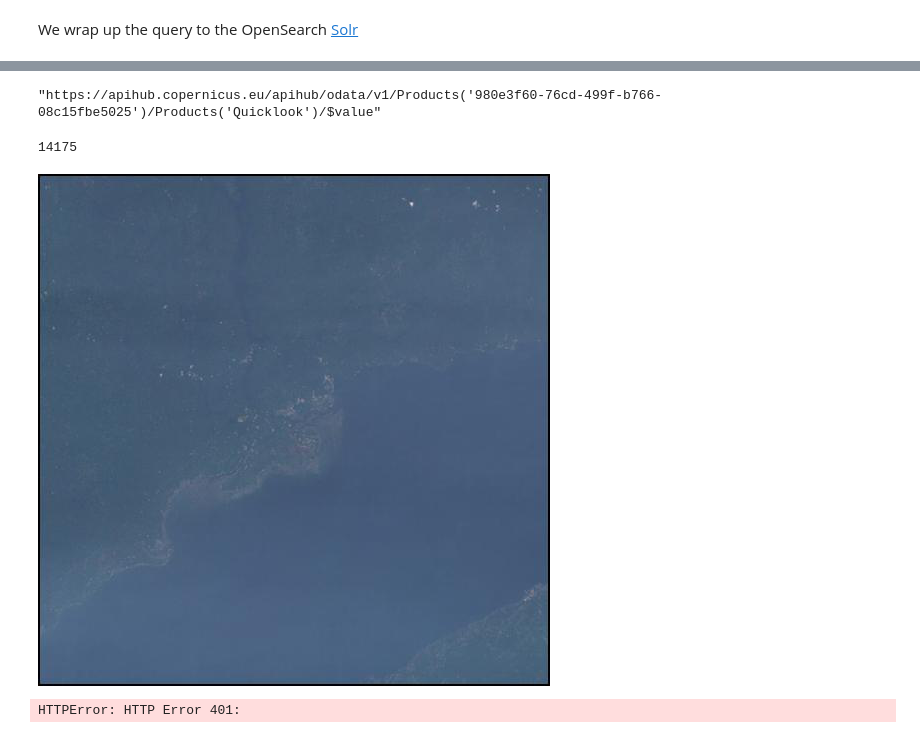
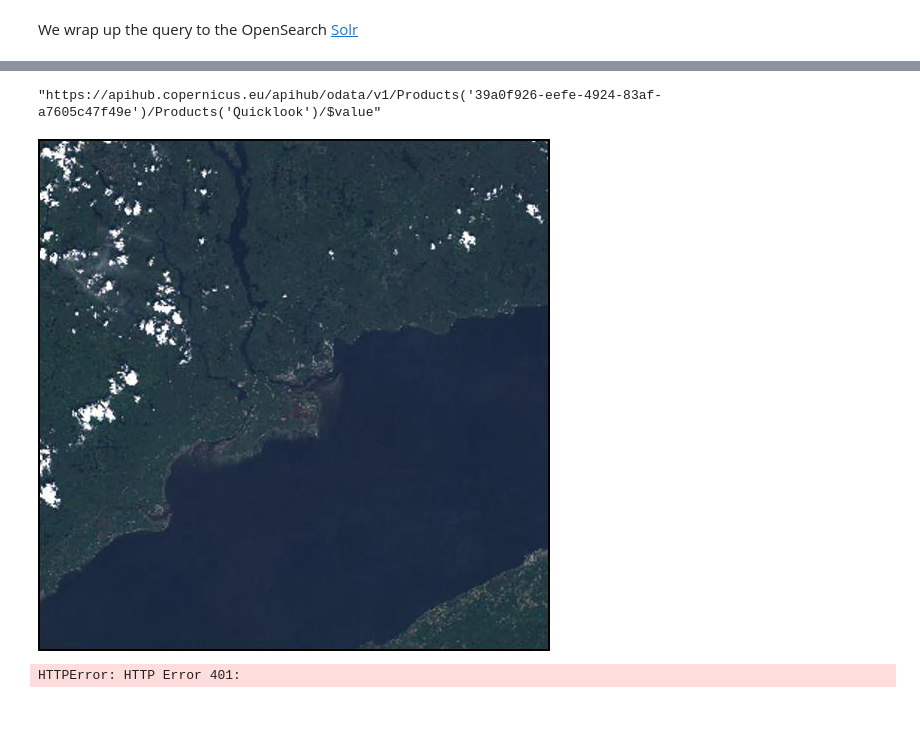
Before and after one commit to CIDCO-dev/BenthicClassifier, a Jupyter notebook: reflectance/dev.ipynb, the cells around one changed output, grey strips where cells are left out. Saved outputs shown, nothing was run; the diff lists cells and outputs as text; code cells hidden in the pictures.

```diff
--- a/reflectance/dev.ipynb
+++ b/reflectance/dev.ipynb
@@ -114,21 +129,17 @@ GeoData = api.to_geodataframe(Products)
 # %%
 GeoData = GeoData.to_crs('EPSG:2960')
 # %%
-quicklook = GeoData[GeoData['processinglevel'] == 'Level-1C']['link_icon'][0]
+quicklook = GeoData[GeoData['processinglevel'] == 'Level-1C']['link_icon'][4]
 quicklook
 # %% [output]
-"https://apihub.copernicus.eu/apihub/odata/v1/Products('980e3f60-76cd-499f-b766-08c15fbe5025')/Products('Quicklook')/$value"
+"https://apihub.copernicus.eu/apihub/odata/v1/Products('39a0f926-eefe-4924-83af-a7605c47f49e')/Products('Quicklook')/$value"
 # %%
-r = requests.get(GeoData[GeoData['processinglevel'] == 'Level-1C']['link_icon'][0], allow_redirects=True)
+r = requests.get(GeoData[GeoData['processinglevel'] == 'Level-1C']['link_icon'][4], allow_redirects=True)
+open('Quicklook.jpg', 'wb').write(r.content)
+img = PIL.Image.open('Quicklook.jpg')
+display(img)
+# %% [output]
+[figure, added]
-# %%
-open('Quicklook.jpg', 'wb').write(r.content)
-# %% [output]
-14175
-# %%
-img = PIL.Image.open('Quicklook.jpg')
-display(img)
-# %% [output]
-[figure, removed]
 # %%
 # create a file-like object from the url
 f = urllib.request.urlopen(quicklook)
```
Also changed, not shown: parts of 25 cells of this notebook.
